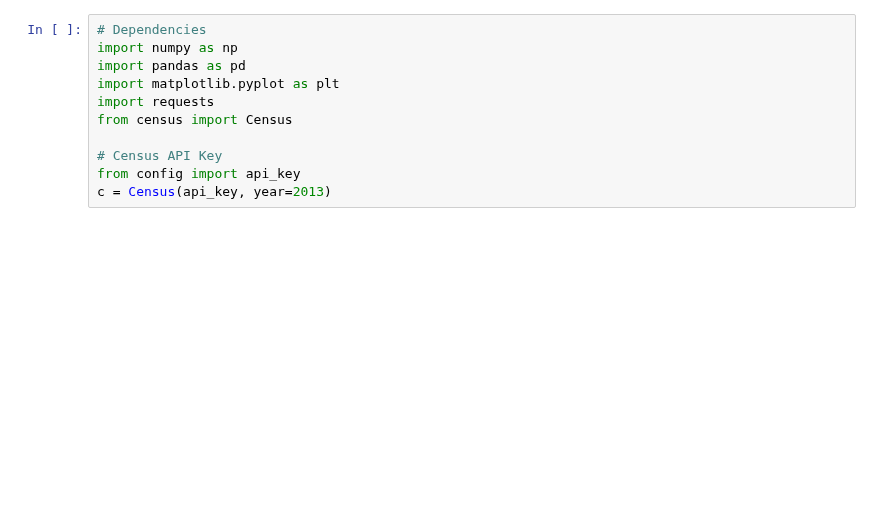
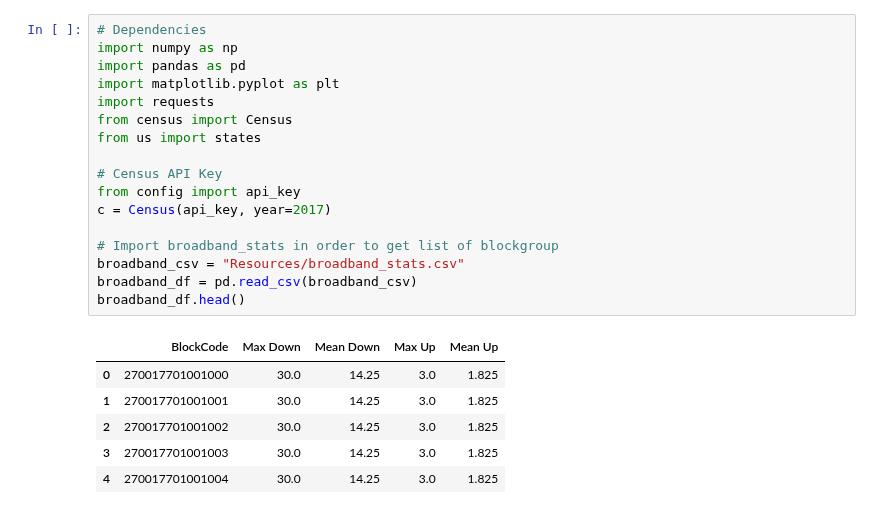
Before and after one commit to alvern/Group_Project_Grad_Rates, a Jupyter notebook: Kate-Median Income.ipynb, the cells around one changed output. Cells and saved outputs as stored; diff of their text form; blank space fills up the shorter version.

```diff
--- a/Kate-Median Income.ipynb
+++ b/Kate-Median Income.ipynb
@@ -1,11 +1,24 @@
 # %%
 # Dependencies
 import numpy as np
 import pandas as pd
 import matplotlib.pyplot as plt
 import requests
 from census import Census
+from us import states
 
 # Census API Key
 from config import api_key
-c = Census(api_key, year=2013)
+c = Census(api_key, year=2017)
+
+# Import broadband_stats in order to get list of blockgroup
+broadband_csv = "Resources/broadband_stats.csv"
+broadband_df = pd.read_csv(broadband_csv)
+broadband_df.head()
+# %% [output]
+|  | BlockCode | Max Down | Mean Down | Max Up | Mean Up |
+| 0 | 270017701001000 | 30.0 | 14.25 | 3.0 | 1.825 |
+| 1 | 270017701001001 | 30.0 | 14.25 | 3.0 | 1.825 |
+| 2 | 270017701001002 | 30.0 | 14.25 | 3.0 | 1.825 |
+| 3 | 270017701001003 | 30.0 | 14.25 | 3.0 | 1.825 |
+| 4 | 270017701001004 | 30.0 | 14.25 | 3.0 | 1.825 |
```
Also changed, not shown: parts of 2 cells of this notebook.
